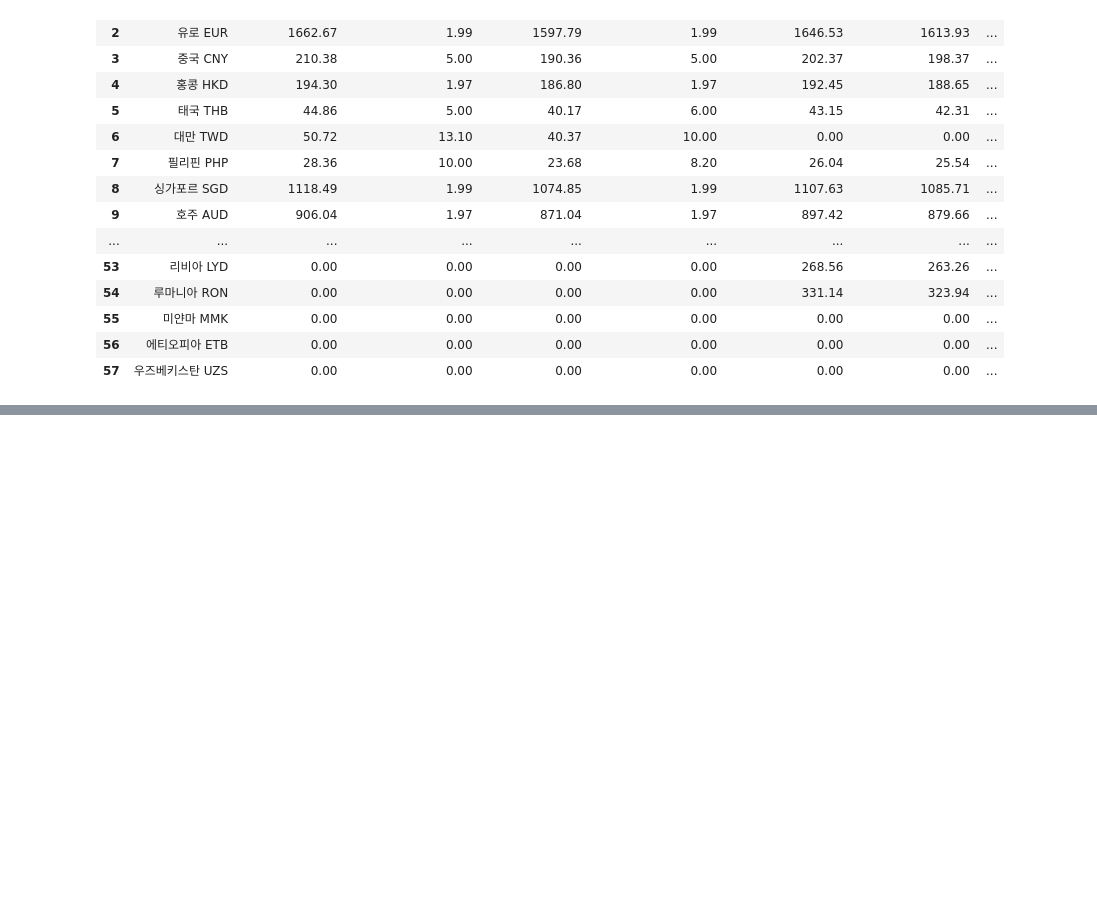
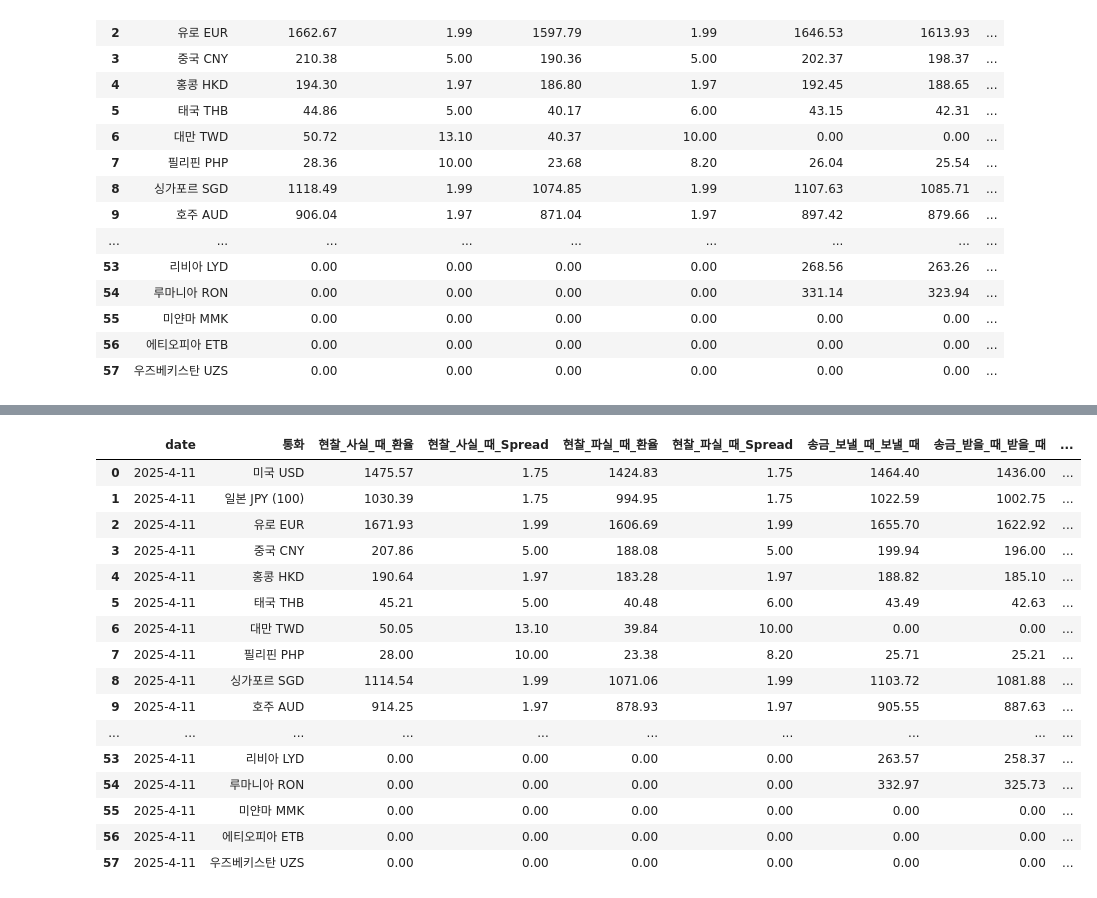
Before and after one commit to hyun111111/fintech_service_2nd, a Jupyter notebook: 04data_scraping/09하나은행_환율정보_조회.ipynb, the cells around one changed output, grey strips where cells are left out. Drawn from its saved outputs; the diff is of its cells as text; code cells hidden in the pictures; blank space fills up the shorter version.

```diff
--- a/04data_scraping/09하나은행_환율정보_조회.ipynb
+++ b/04data_scraping/09하나은행_환율정보_조회.ipynb
@@ -137,7 +157,7 @@ for date in date_list:
     time.sleep(2)
     df = pd.read_html(StringIO(driver.find_element(By.CSS_SELECTOR, ".tblBasic.leftNone").get_attribute('outerHTML')))[0]
     df['date'] = date
-    new_columns = new_col(df)
+    new_columns = new_cols(df)
     df.columns = new_columns
     df = df[['date', '통화', '현찰_사실_때_환율', '현찰_사실_때_Spread', '현찰_파실_때_환율', '현찰_파실_때_Spread',
        '송금_보낼_때_보낼_때', '송금_받을_때_받을_때', '외화_수표_파실때', '매매_기준율', '환가_료율',
@@ -378,0 +428,61 @@ df
+# %%
+from selenium import webdriver
+from selenium.webdriver.chrome.service import Service
+from selenium.webdriver.chrome.options import Options
+from webdriver_manager.chrome import ChromeDriverManager
+from selenium.webdriver.common.by import By
+from selenium.webdriver.common.keys import Keys
+from selenium.webdriver.support.ui import WebDriverWait
+from selenium.webdriver.support import expected_conditions as EC
+from datetime import datetime, timedelta
+import time
+import pandas as pd
+from io import StringIO
+from exdb_io import to_ex_db
+
+options = Options()
+options.add_experimental_option("detach", True)
+options.add_argument("start-maximized")
+options.add_argument("Chrome/135.0.0.0")
+options.add_argument("lang=ko_KR")
+# 셀레니움 브라우저가 닫혔을 때를 방지
+options.add_argument("--headless")
+options.add_argument("--no-sandbox")
+options.add_argument("--disable-dav-shm-usage")
+
+driver = webdriver.Chrome(
+    service=Service(ChromeDriverManager().install()),
+    options=options
+    )
+driver.get("https://www.kebhana.com/cms/rate/index.do?contentUrl=/cms/rate/wpfxd651_01i.do#//HanaBank")
+
+# 오늘 날짜 선택
+
+today = datetime.today()
+
+# 날짜를 'YYYY-MM-DD' 형식으로 변환
+today_str = f"{today.year}-{today.month}-{today.day}"
+
+
+if today.weekday() < 5:
+    wait = WebDriverWait(driver, 10)
+    date_element = wait.until(EC.presence_of_element_located((By.ID,"tmpInqStrDt")))
+    date_element.clear()
+    date_element.send_keys(today_str)
+
+    btn = wait.until(EC.presence_of_element_located((By.CSS_SELECTOR, ".btnDefault.bg")))
+    btn.click()
+    time.sleep(2)
+    date_list.append(current_date)
+    df = pd.read_html(StringIO(driver.find_element(By.CSS_SELECTOR, ".tblBasic.leftNone").get_attribute("outerHTML")))[0]
+    df['date'] =  today_str
+    new_columns = new_cols(df)
+    df.columns = new_columns
+    df = df[['date','통화','현찰_사실_때_환율','현찰_사실_때_Spread','현찰_파실_때_환율',
+                '현찰_파실_때_Spread','송금_보낼_때_보낼_때','송금_받을_때_받을_때',
+                '외화_수표_파실때','매매_기준율','환가_료율','미화_환산율']]
+    print(today_str)
+else :
+    pass
+df
+# %% [output]
@@ -378,0 +490,17 @@ df
+|  | date | 통화 | 현찰_사실_때_환율 | 현찰_사실_때_Spread | 현찰_파실_때_환율 | 현찰_파실_때_Spread | 송금_보낼_때_보낼_때 | 송금_받을_때_받을_때 | ... |
+| 0 | 2025-4-11 | 미국 USD | 1475.57 | 1.75 | 1424.83 | 1.75 | 1464.40 | 1436.00 | ... |
+| 1 | 2025-4-11 | 일본 JPY (100) | 1030.39 | 1.75 | 994.95 | 1.75 | 1022.59 | 1002.75 | ... |
+| 2 | 2025-4-11 | 유로 EUR | 1671.93 | 1.99 | 1606.69 | 1.99 | 1655.70 | 1622.92 | ... |
+| 3 | 2025-4-11 | 중국 CNY | 207.86 | 5.00 | 188.08 | 5.00 | 199.94 | 196.00 | ... |
+| 4 | 2025-4-11 | 홍콩 HKD | 190.64 | 1.97 | 183.28 | 1.97 | 188.82 | 185.10 | ... |
+| 5 | 2025-4-11 | 태국 THB | 45.21 | 5.00 | 40.48 | 6.00 | 43.49 | 42.63 | ... |
+| 6 | 2025-4-11 | 대만 TWD | 50.05 | 13.10 | 39.84 | 10.00 | 0.00 | 0.00 | ... |
+| 7 | 2025-4-11 | 필리핀 PHP | 28.00 | 10.00 | 23.38 | 8.20 | 25.71 | 25.21 | ... |
+| 8 | 2025-4-11 | 싱가포르 SGD | 1114.54 | 1.99 | 1071.06 | 1.99 | 1103.72 | 1081.88 | ... |
+| 9 | 2025-4-11 | 호주 AUD | 914.25 | 1.97 | 878.93 | 1.97 | 905.55 | 887.63 | ... |
+| ... | ... | ... | ... | ... | ... | ... | ... | ... | ... |
+| 53 | 2025-4-11 | 리비아 LYD | 0.00 | 0.00 | 0.00 | 0.00 | 263.57 | 258.37 | ... |
+| 54 | 2025-4-11 | 루마니아 RON | 0.00 | 0.00 | 0.00 | 0.00 | 332.97 | 325.73 | ... |
+| 55 | 2025-4-11 | 미얀마 MMK | 0.00 | 0.00 | 0.00 | 0.00 | 0.00 | 0.00 | ... |
+| 56 | 2025-4-11 | 에티오피아 ETB | 0.00 | 0.00 | 0.00 | 0.00 | 0.00 | 0.00 | ... |
+| 57 | 2025-4-11 | 우즈베키스탄 UZS | 0.00 | 0.00 | 0.00 | 0.00 | 0.00 | 0.00 | ... |
```
Also changed, not shown: parts of 7 cells of this notebook, 9 other files.
